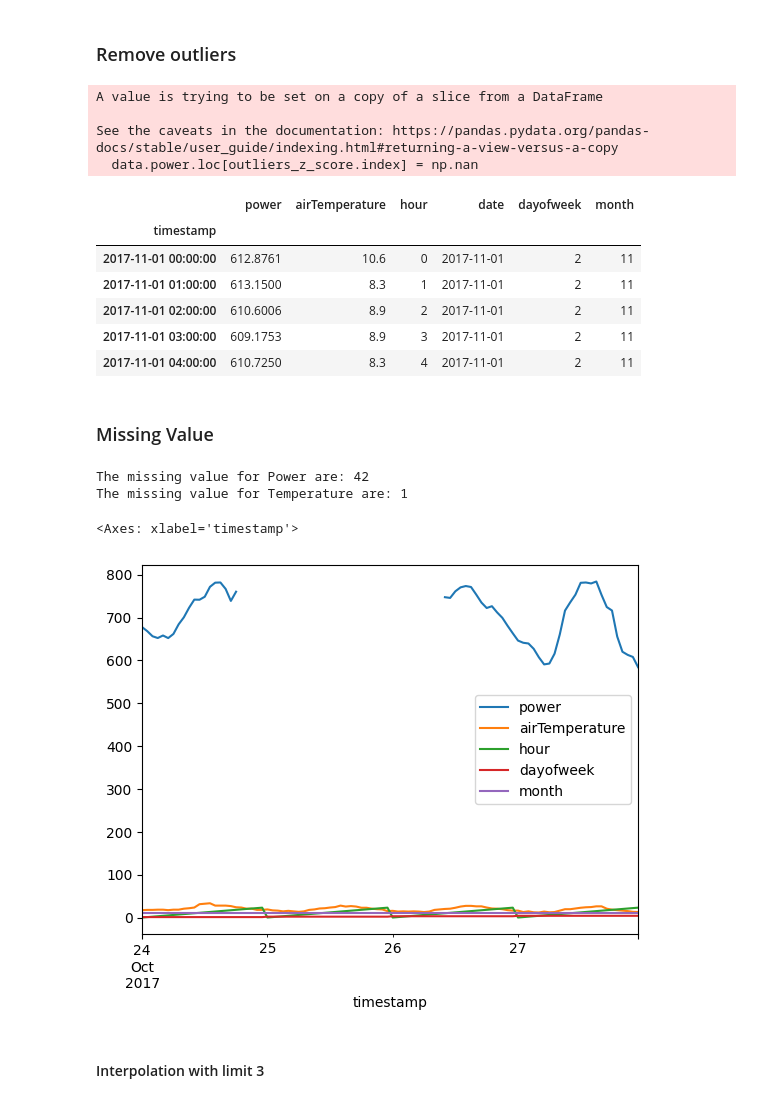
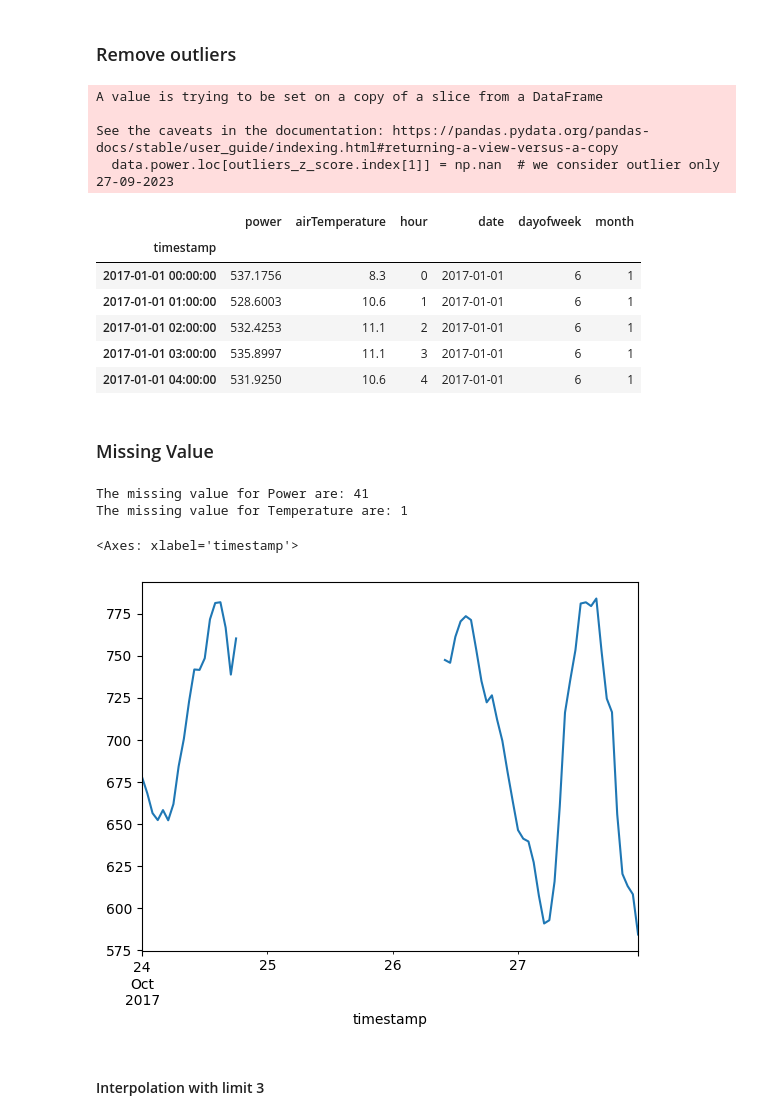
Before and after one commit to SimoneMicheli/dataScienceCourse-group5, a Jupyter notebook: solution.ipynb, the cells around one changed output. Drawn from its saved outputs; the diff is of its cells as text; code cells hidden in the pictures.

```diff
--- a/solution.ipynb
+++ b/solution.ipynb
@@ -114,35 +114,35 @@ plt.show()
 # %% [markdown]
 ### Remove outliers
 # %%
-data.power.loc[outliers_z_score.index] = np.nan
+data.power.loc[outliers_z_score.index[1]] = np.nan  # we consider outlier only 27-09-2023
 
 data.head()
 # %% [output]
 A value is trying to be set on a copy of a slice from a DataFrame
 
 See the caveats in the documentation: https://pandas.pydata.org/pandas-docs/stable/user_guide/indexing.html#returning-a-view-versus-a-copy
-  data.power.loc[outliers_z_score.index] = np.nan
+  data.power.loc[outliers_z_score.index[1]] = np.nan  # we consider outlier only 27-09-2023
 |  | power | airTemperature | hour | date | dayofweek | month |
 | timestamp |  |  |  |  |  |  |
-| 2017-11-01 00:00:00 | 612.8761 | 10.6 | 0 | 2017-11-01 | 2 | 11 |
-| 2017-11-01 01:00:00 | 613.1500 | 8.3 | 1 | 2017-11-01 | 2 | 11 |
-| 2017-11-01 02:00:00 | 610.6006 | 8.9 | 2 | 2017-11-01 | 2 | 11 |
-| 2017-11-01 03:00:00 | 609.1753 | 8.9 | 3 | 2017-11-01 | 2 | 11 |
-| 2017-11-01 04:00:00 | 610.7250 | 8.3 | 4 | 2017-11-01 | 2 | 11 |
+| 2017-01-01 00:00:00 | 537.1756 | 8.3 | 0 | 2017-01-01 | 6 | 1 |
+| 2017-01-01 01:00:00 | 528.6003 | 10.6 | 1 | 2017-01-01 | 6 | 1 |
+| 2017-01-01 02:00:00 | 532.4253 | 11.1 | 2 | 2017-01-01 | 6 | 1 |
+| 2017-01-01 03:00:00 | 535.8997 | 11.1 | 3 | 2017-01-01 | 6 | 1 |
+| 2017-01-01 04:00:00 | 531.9250 | 10.6 | 4 | 2017-01-01 | 6 | 1 |
 # %% [markdown]
 ### Missing Value
 # %%
 print(f'The missing value for Power are:', data['power'].isna().sum())
 print(f'The missing value for Temperature are:', data['airTemperature'].isna().sum())
 # %% [output]
-The missing value for Power are: 42
+The missing value for Power are: 41
 The missing value for Temperature are: 1
 # %%
 data[data['power'].isna()]
-data["2017-10-24":"2017-10-27"].plot()
+data["2017-10-24":"2017-10-27"]['power'].plot()
 # %% [output]
 <Axes: xlabel='timestamp'>
-[figure, old version]
+[figure, new version]
 # %% [markdown]
 #### Interpolation with limit 3
 # %%
```
Also changed, not shown: parts of 22 cells of this notebook.
